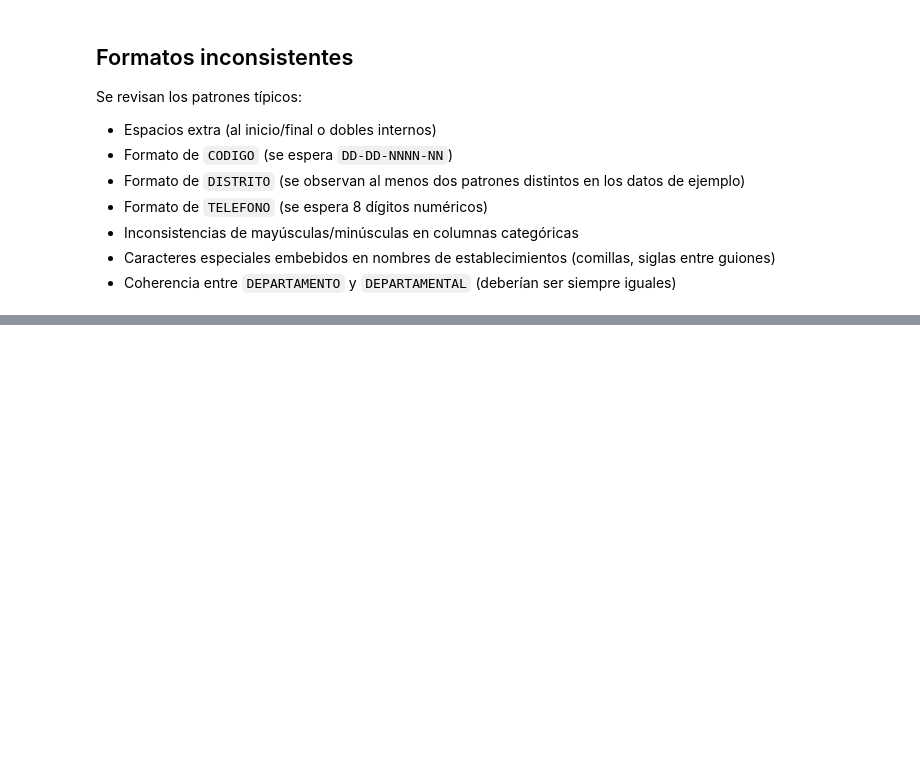
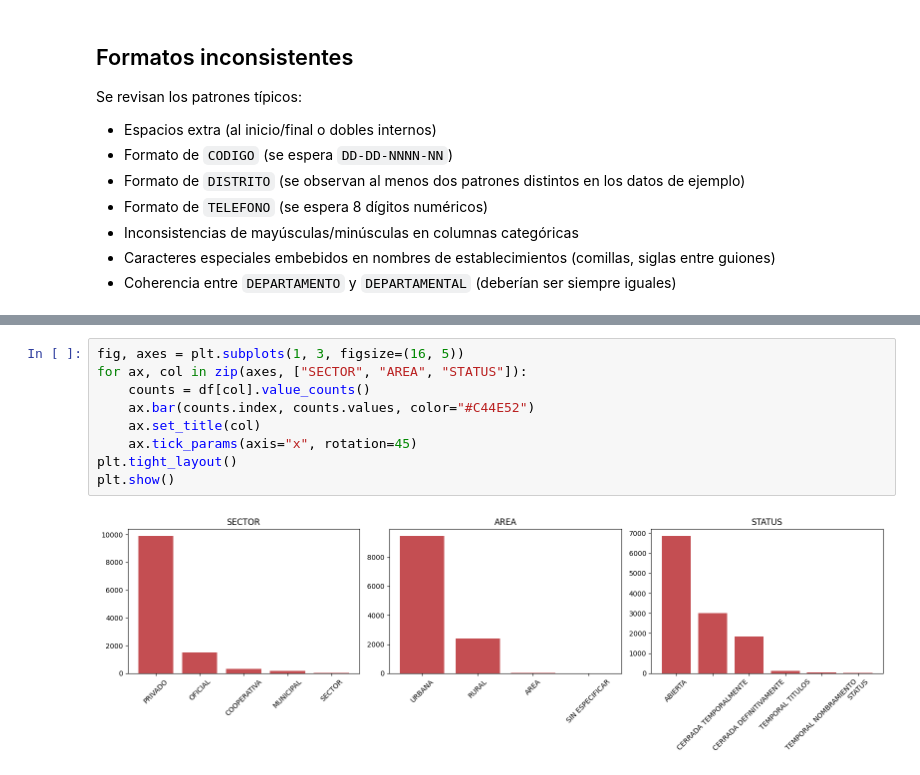
Before and after one commit to Sofilayerdi/Proyecto1-DS, a Jupyter notebook: notebooks/01_diagnostico.ipynb, the cells around one changed output, grey strips where cells are left out. Saved outputs shown, nothing was run; the diff lists cells and outputs as text; blank space fills up the shorter version.

```diff
--- a/notebooks/01_diagnostico.ipynb
+++ b/notebooks/01_diagnostico.ipynb
@@ -275,0 +335,11 @@ Name: count, dtype: int64
+# %%
+fig, axes = plt.subplots(1, 3, figsize=(16, 5))
+for ax, col in zip(axes, ["SECTOR", "AREA", "STATUS"]):
+    counts = df[col].value_counts()
+    ax.bar(counts.index, counts.values, color="#C44E52")
+    ax.set_title(col)
+    ax.tick_params(axis="x", rotation=45)
+plt.tight_layout()
+plt.show()
+# %% [output]
+[figure, added]
```
Also changed, not shown: parts of 10 cells of this notebook.
